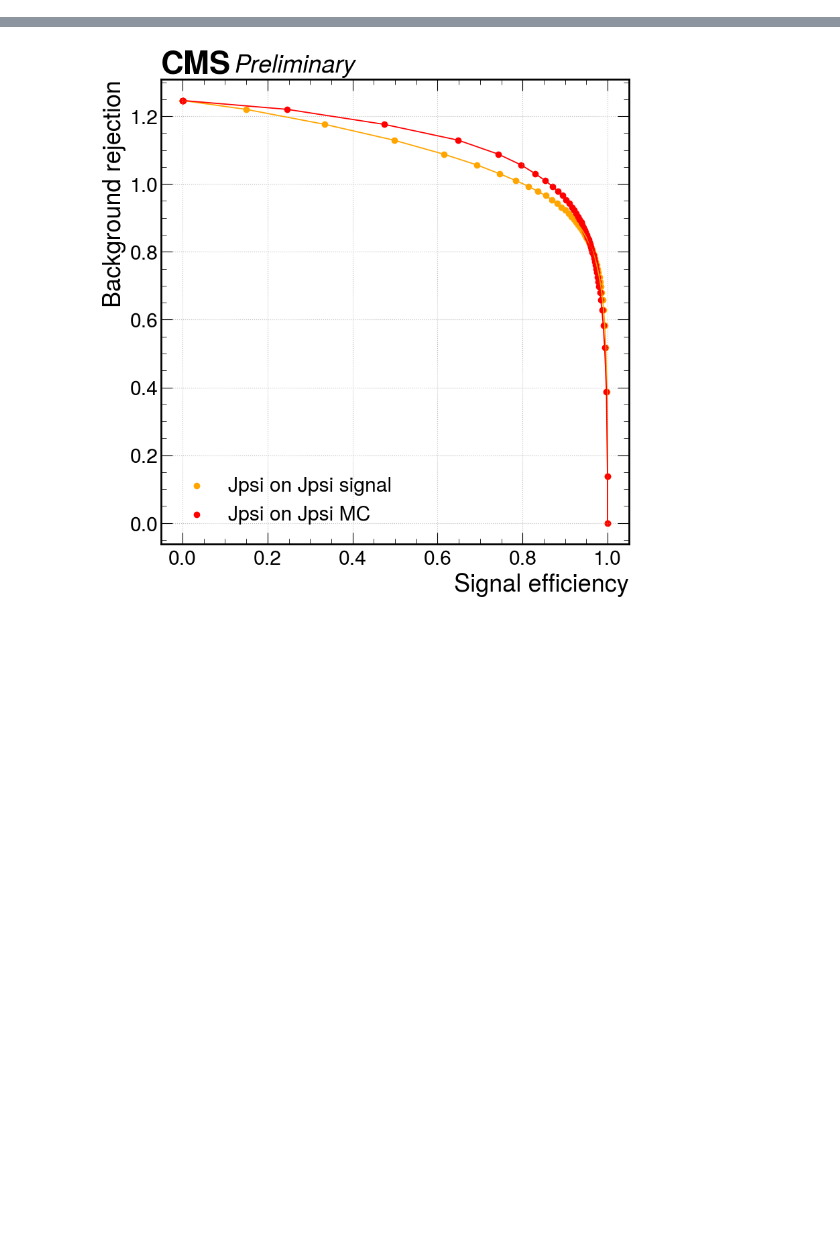
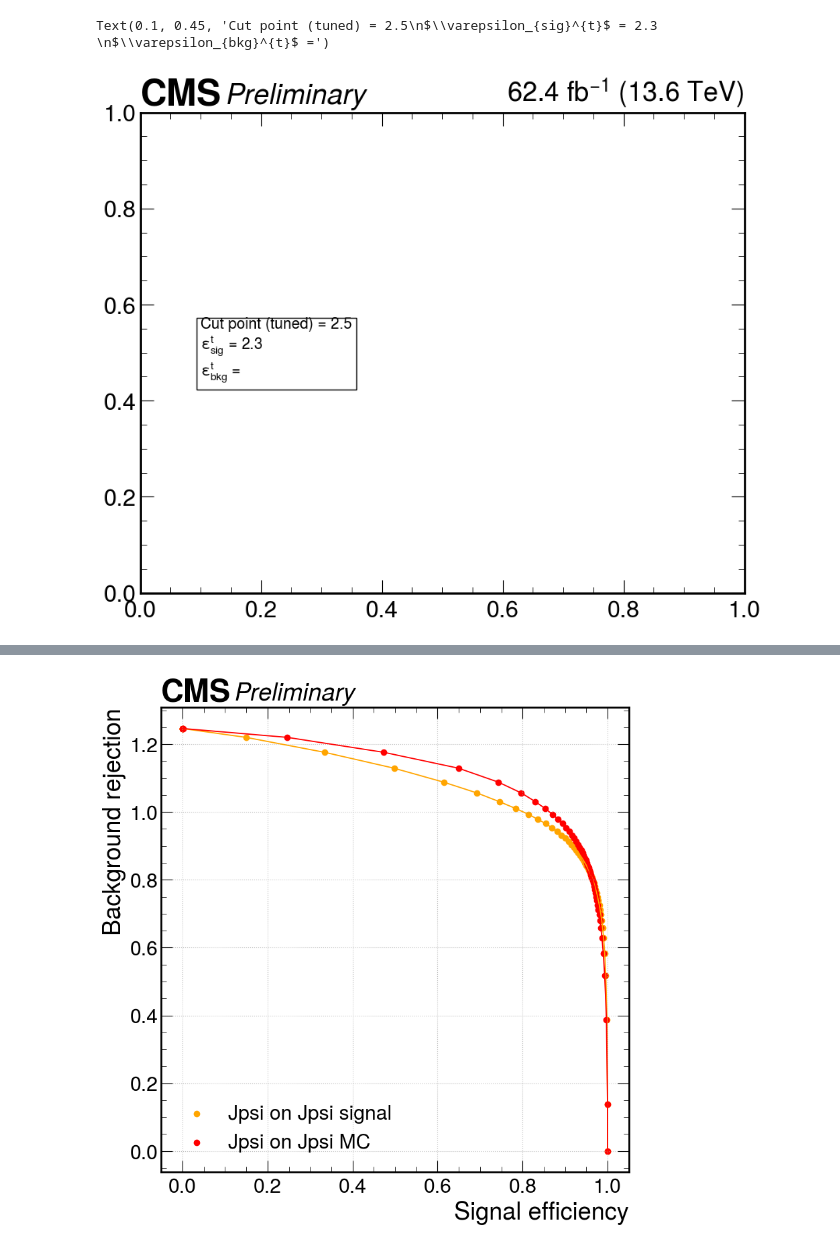
Before and after one commit to ludomori99/Darkphotons_Run3, a Jupyter notebook: offline_analysis/notebooks/estimate_BDT_sys.ipynb, the cells around one changed output, grey strips where cells are left out. Drawn from its saved outputs; the diff is of its cells as text; code cells hidden in the pictures; blank space fills up the shorter version.

```diff
--- a/offline_analysis/notebooks/estimate_BDT_sys.ipynb
+++ b/offline_analysis/notebooks/estimate_BDT_sys.ipynb
@@ -71,3 +74,17 @@ Efficiency difference: 0.05849565207436691
+# %%
+a = fr"""Cut point (tuned) = {round(2.5,3)}
+$\varepsilon_{{sig}}^{{t}}$ = {round(2.3,3)}
+$\varepsilon_{{bkg}}^{{t}}$ ="""
+import mplhep as hep
+
+hep.style.use("CMS")
+plt.figure(figsize=(10, 8))
+hep.cms.label("Preliminary",data=True,lumi=config["lumi"]["offline"], com=config["com"])
+ax = plt.gca()
+plt.text(0.1,0.45,a, fontsize=14, bbox=dict(facecolor='white', edgecolor='black'),transform=ax.transAxes)
+# %% [output]
+Text(0.1, 0.45, 'Cut point (tuned) = 2.5\n$\\varepsilon_{sig}^{t}$ = 2.3 \n$\\varepsilon_{bkg}^{t}$ =')
+[figure, added]
 # %%
 
 branches = {"Mm_kin_lxy":{'t': 'f','l' : (0,0.2)},
```
Also changed, not shown: parts of 4 cells of this notebook, 26 other files.
